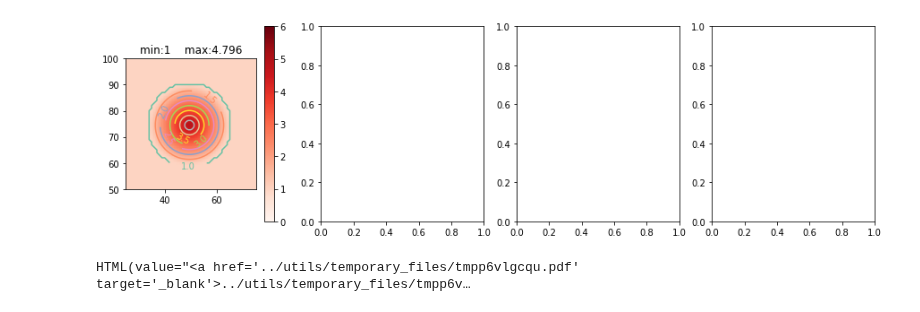
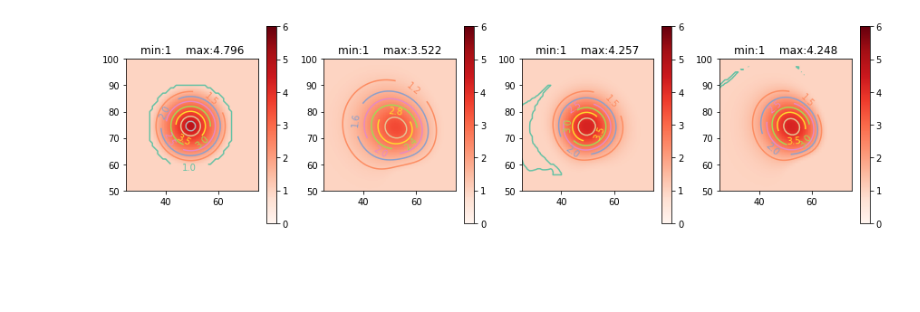
Before and after one commit to slayoo/PyMPDATA-examples, a Jupyter notebook: PyMPDATA_examples/Molenkamp_test_as_in_Jaruga_et_al_2015_Fig_12/demo.ipynb, the cells around one changed output. Cells and saved outputs as stored; diff of their text form; code cells hidden in the pictures; blank space fills up the shorter version.

```diff
--- a/PyMPDATA_examples/Molenkamp_test_as_in_Jaruga_et_al_2015_Fig_12/demo.ipynb
+++ b/PyMPDATA_examples/Molenkamp_test_as_in_Jaruga_et_al_2015_Fig_12/demo.ipynb
@@ -23,20 +23,19 @@ data = fig_12_data()
 # %%
 fig, axs = plt.subplots(1,4,figsize=(15,4))
 
 def plot(data, ax):
     a1 = ax.imshow(data.T, origin='lower', cmap=plt.cm.Reds)
     cset = ax.contour(data.T, cmap=plt.cm.Set2)
     ax.clabel(cset, inline=True, fmt='%1.1f', fontsize=10)
     fig.colorbar(a1, ax=ax)
     a1.set_clim(vmin=h0-1, vmax=h0+h+1)
     ax.set_xlim(25,75)
     ax.set_ylim(50,100)
     ax.set_title(f"min:{np.amin(data):.4g}    max:{np.amax(data):.4g}")
 
-for i in range(1):  # TODO: 4
+for i in range(4):
     plot(data[i], axs[i])
 
 show_plot()
 # %% [output]
-[figure, old version]
+[figure, new version]
-HTML(value="<a href='../utils/temporary_files/tmpp6vlgcqu.pdf' target='_blank'>../utils/temporary_files/tmpp6v…
```
Also changed, not shown: parts of 1 cell of this notebook, 11 other files.
